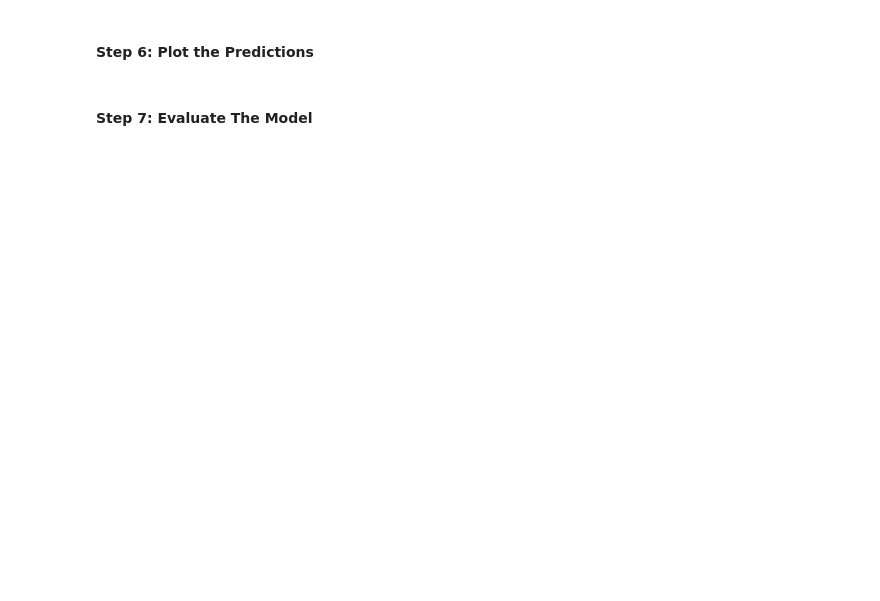
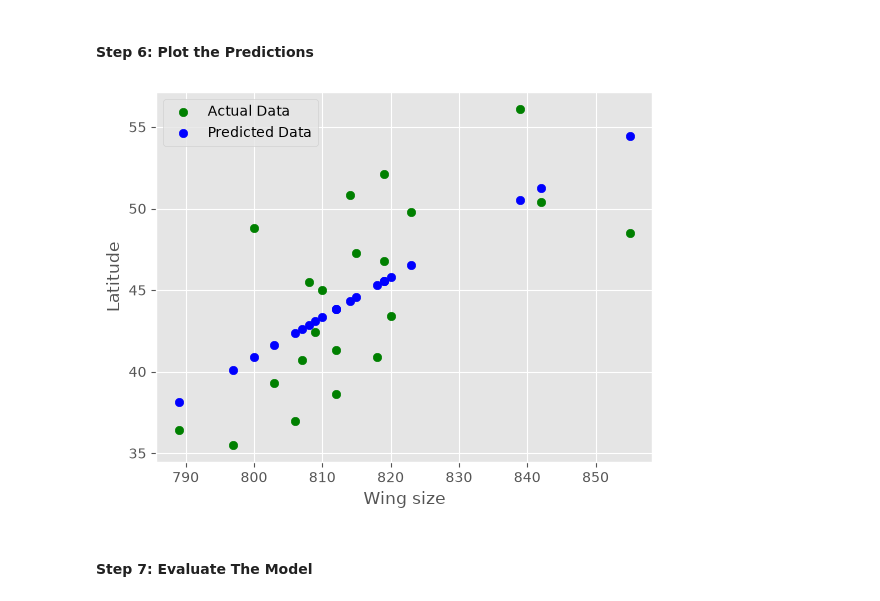
Before and after one commit to BaulkhamHillsHS/Nathan_Lay---Software-Automation-Machine-Learning, a Jupyter notebook: examples/1.OOP_Single_Feature_Linear_Regression.ipynb, the cells around one changed output. Drawn from its saved outputs; the diff is of its cells as text; code cells hidden in the pictures; blank space fills up the shorter version.

```diff
--- a/examples/1.OOP_Single_Feature_Linear_Regression.ipynb
+++ b/examples/1.OOP_Single_Feature_Linear_Regression.ipynb
@@ -72,11 +87,13 @@ print(f"New insect is:\n{new_insect}")
 # %%
 # Plot the predictions compared to the actual data
 plt.scatter(X_insects, y_insects, label="Actual Data", color='g')
-plt.scatter(X_insects, latitude_predictions, label="Predicted Data", c='r')
+plt.scatter(X_insects, latitude_predictions, label="Predicted Data", c='b')
 plt.xlabel("Wing size")
 plt.ylabel("Latitude")
 plt.legend()
 plt.show()
+# %% [output]
+[figure, added]
 # %% [markdown]
 #### Step 7: Evaluate The Model
 # %%
```
Also changed, not shown: parts of 6 cells of this notebook.
